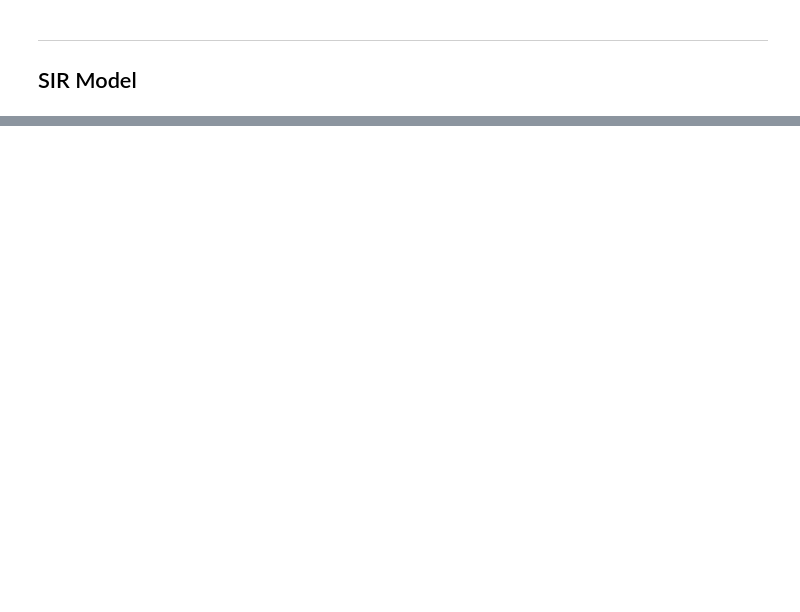
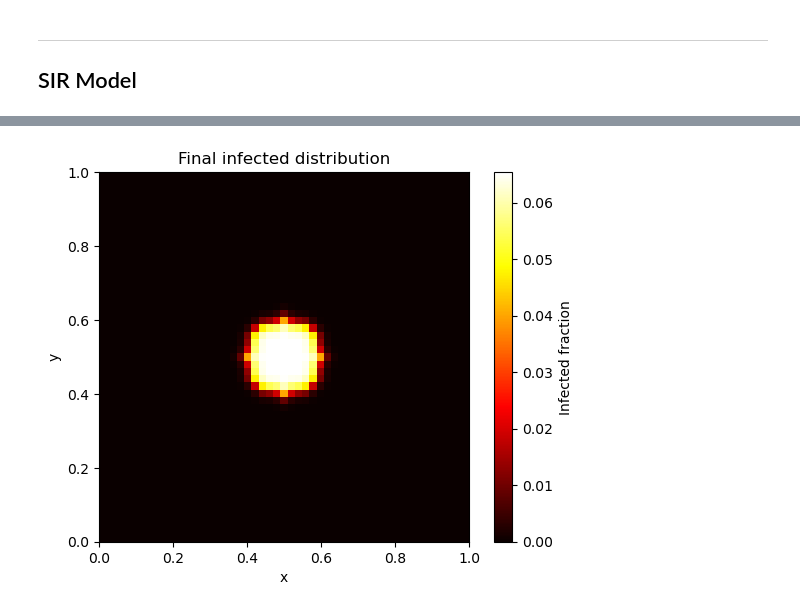
Before and after one commit to TrymSaether/project-1--tma4212-FDM, a Jupyter notebook: code/diverse.ipynb, the cells around one changed output, grey strips where cells are left out. Cells and saved outputs as stored; diff of their text form; code cells hidden in the pictures; blank space fills up the shorter version.

```diff
--- a/code/diverse.ipynb
+++ b/code/diverse.ipynb
@@ -163,0 +274,82 @@ for i in range(solver.nsteps):
+# %%
+import numpy as np
+import matplotlib.pyplot as plt
+
+# Parameters
+beta = 3.0
+gamma = 1.0
+mu_S = 0.0001
+mu_I = 0.0001
+
+# Domain
+Lx = 1.0
+Ly = 1.0
+Nx = 51
+Ny = 51
+dx = Lx/(Nx-1)
+dy = Ly/(Ny-1)
+x = np.linspace(0, Lx, Nx)
+y = np.linspace(0, Ly, Ny)
+
+# Time
+dt = 0.0001
+t_final = 1.0
+num_steps = int(t_final/dt)
+
+# Initialize S, I in 2D
+S = np.ones((Nx, Ny))
+I = np.zeros((Nx, Ny))
+
+# Infect a small region near the center
+ix_center = Nx//2
+iy_center = Ny//2
+radius = 5
+for i in range(Nx):
+    for j in range(Ny):
+        if (i - ix_center)**2 + (j - iy_center)**2 <= radius**2:
+            I[i,j] = 0.01
+            S[i,j] = 0.99
+
+# Time stepping
+for n in range(num_steps):
+    S_new = S.copy()
+    I_new = I.copy()
+
+    # Laplacian in 2D
+    for i in range(1, Nx-1):
+        for j in range(1, Ny-1):
+            d2Sdx2 = (S[i+1,j] - 2*S[i,j] + S[i-1,j]) / (dx*dx)
+            d2Sdy2 = (S[i,j+1] - 2*S[i,j] + S[i,j-1]) / (dy*dy)
+            lapS = d2Sdx2 + d2Sdy2
+
+            d2Idx2 = (I[i+1,j] - 2*I[i,j] + I[i-1,j]) / (dx*dx)
+            d2Idy2 = (I[i,j+1] - 2*I[i,j] + I[i,j-1]) / (dy*dy)
+            lapI = d2Idx2 + d2Idy2
+
+            S_new[i,j] = S[i,j] + dt * ( -beta*S[i,j]*I[i,j] + mu_S*lapS )
+            I_new[i,j] = I[i,j] + dt * (  beta*S[i,j]*I[i,j] - gamma*I[i,j] + mu_I*lapI )
+
+    # Boundary conditions (no-flux)
+    # Simple approach: set boundary values by reflecting adjacent interior points
+    S_new[0,:]   = S_new[1,:]
+    S_new[-1,:]  = S_new[-2,:]
+    S_new[:,0]   = S_new[:,1]
+    S_new[:,-1]  = S_new[:, -2]
+    I_new[0,:]   = I_new[1,:]
+    I_new[-1,:]  = I_new[-2,:]
+    I_new[:,0]   = I_new[:,1]
+    I_new[:,-1]  = I_new[:, -2]
+
+    S = S_new
+    I = I_new
+
+# Plot final state
+plt.figure()
+plt.imshow(I.T, origin='lower', extent=[0,Lx,0,Ly], cmap='hot')
+plt.colorbar(label='Infected fraction')
+plt.title('Final infected distribution')
+plt.xlabel('x')
+plt.ylabel('y')
+plt.show()
+# %% [output]
+[figure, added]
```
Also changed, not shown: parts of 6 cells of this notebook, 7 other files.
